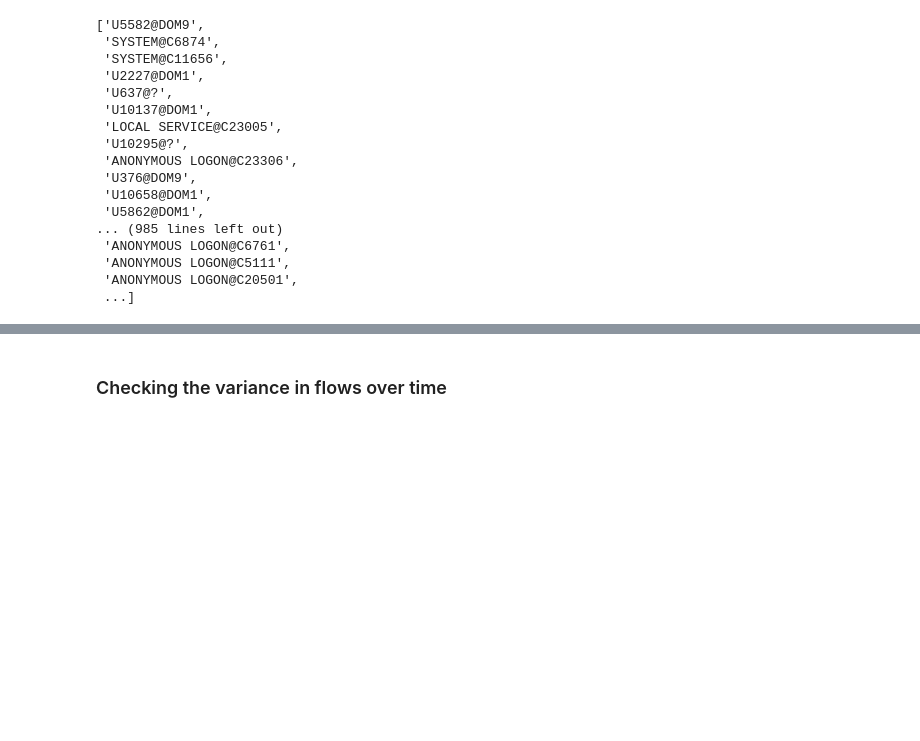
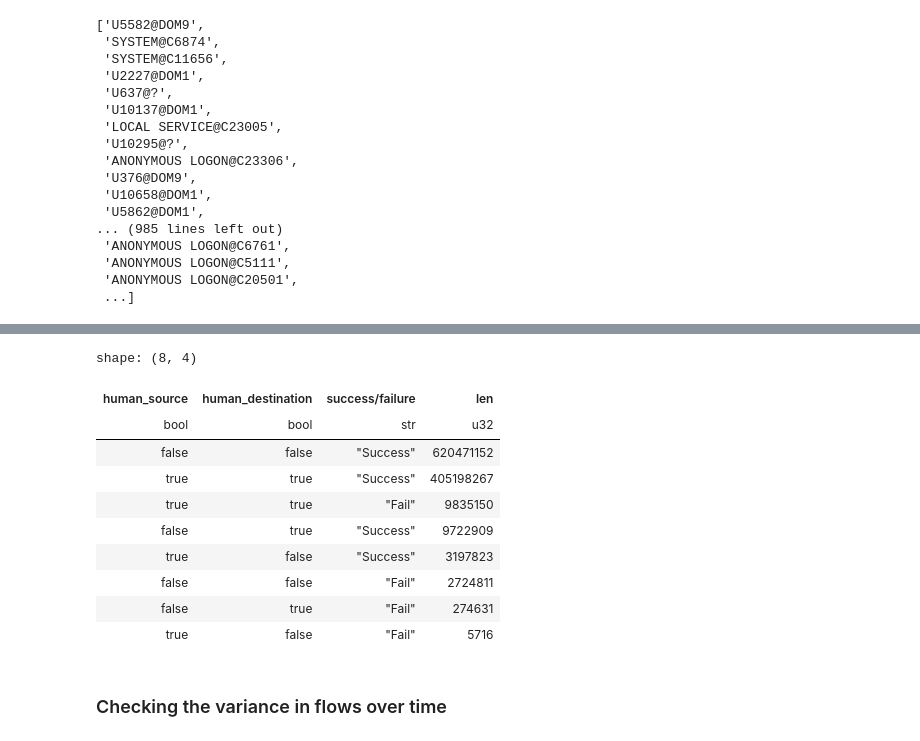
Before and after one commit to adam-broomhead/cybersecurity_thesis, a Jupyter notebook: notebooks/Imports and EDA/test.ipynb, the cells around one changed output, grey strips where cells are left out. Cells and saved outputs as stored; diff of their text form; code cells hidden in the pictures; blank space fills up the shorter version.

```diff
--- a/notebooks/Imports and EDA/test.ipynb
+++ b/notebooks/Imports and EDA/test.ipynb
@@ -210,3 +261,23 @@ human_users
+# %%
+#
+df2 = df.with_columns(
+    pl.col('source_user@domain').is_in(human_users).alias('human_source')
+    ).with_columns(pl.col('destination_user@domain').is_in(human_users).alias('human_destination')
+    ).group_by(['human_source', 'human_destination', 'success/failure']).len().collect()
+# %%
+df2.sort(by='len', descending=True)
+# %% [output]
+shape: (8, 4)
+| human_source | human_destination | success/failure | len |
+| bool | bool | str | u32 |
+| false | false | "Success" | 620471152 |
+| true | true | "Success" | 405198267 |
+| true | true | "Fail" | 9835150 |
+| false | true | "Success" | 9722909 |
+| true | false | "Success" | 3197823 |
+| false | false | "Fail" | 2724811 |
+| false | true | "Fail" | 274631 |
+| true | false | "Fail" | 5716 |
 # %% [markdown]
 ### Checking the variance in flows over time
 # %%
```
Also changed, not shown: parts of 18 cells of this notebook.
